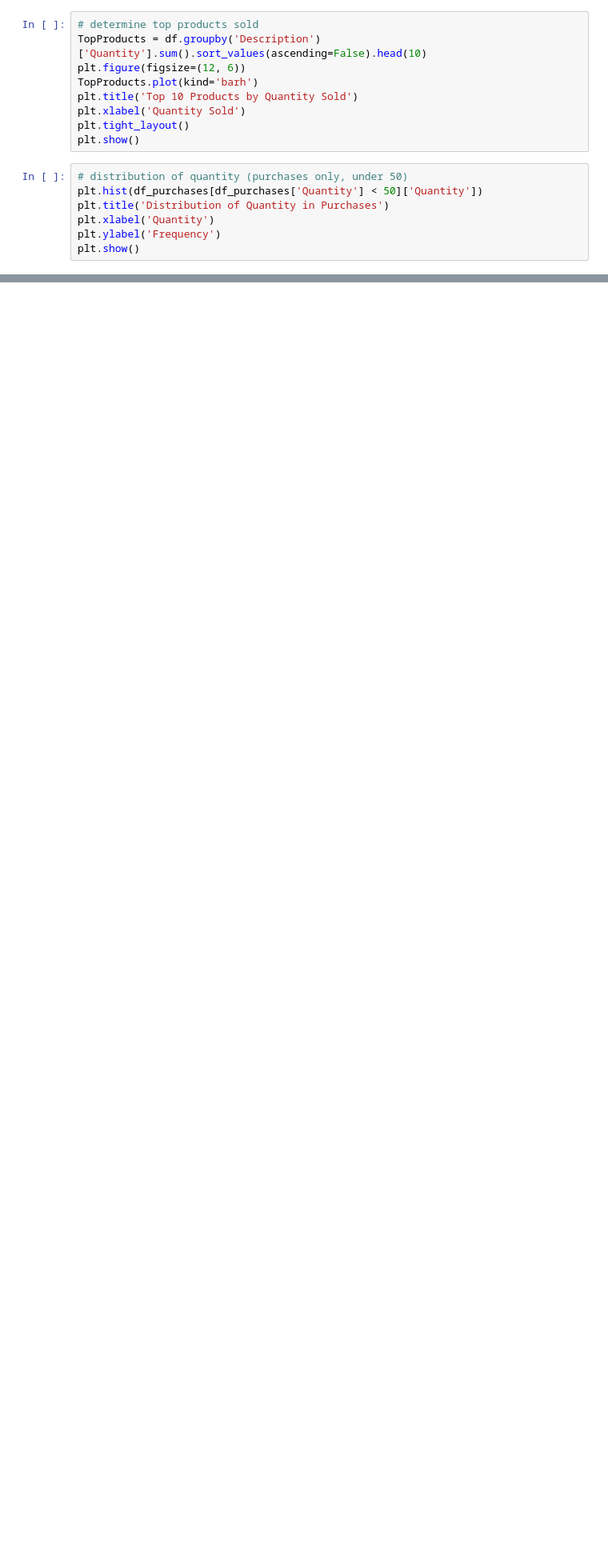
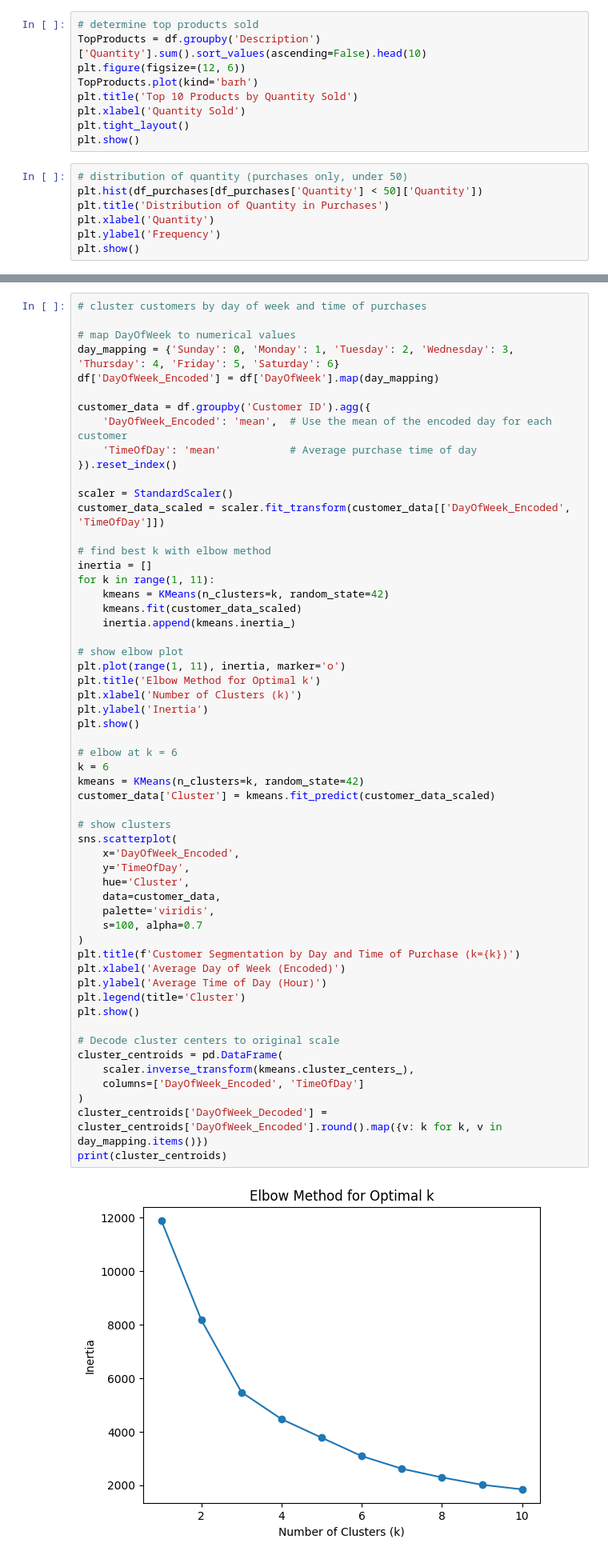
Before and after one commit to eth-alexander/CAP4770-Project, a Jupyter notebook: project.ipynb, the cells around one changed output, grey strips where cells are left out. Shown: that part at 80% size. Cells and saved outputs as stored; diff of their text form; blank space fills up the shorter version.

Commit message:
clustering customers by day of week and time

```diff
--- a/project.ipynb
+++ b/project.ipynb
@@ -160,0 +154,58 @@ print(cluster_centroids)
+# %%
+# cluster customers by day of week and time of purchases
+
+# map DayOfWeek to numerical values
+day_mapping = {'Sunday': 0, 'Monday': 1, 'Tuesday': 2, 'Wednesday': 3, 'Thursday': 4, 'Friday': 5, 'Saturday': 6}
+df['DayOfWeek_Encoded'] = df['DayOfWeek'].map(day_mapping)
+
+customer_data = df.groupby('Customer ID').agg({
+    'DayOfWeek_Encoded': 'mean',  # Use the mean of the encoded day for each customer
+    'TimeOfDay': 'mean'           # Average purchase time of day
+}).reset_index()
+
+scaler = StandardScaler()
+customer_data_scaled = scaler.fit_transform(customer_data[['DayOfWeek_Encoded', 'TimeOfDay']])
+
+# find best k with elbow method
+inertia = []
+for k in range(1, 11):
+    kmeans = KMeans(n_clusters=k, random_state=42)
+    kmeans.fit(customer_data_scaled)
+    inertia.append(kmeans.inertia_)
+
+# show elbow plot
+plt.plot(range(1, 11), inertia, marker='o')
+plt.title('Elbow Method for Optimal k')
+plt.xlabel('Number of Clusters (k)')
+plt.ylabel('Inertia')
+plt.show()
+
+# elbow at k = 6
+k = 6
+kmeans = KMeans(n_clusters=k, random_state=42)
+customer_data['Cluster'] = kmeans.fit_predict(customer_data_scaled)
+
+# show clusters
+sns.scatterplot(
+    x='DayOfWeek_Encoded',
+    y='TimeOfDay',
+    hue='Cluster',
+    data=customer_data,
+    palette='viridis',
+    s=100, alpha=0.7
+)
+plt.title(f'Customer Segmentation by Day and Time of Purchase (k={k})')
+plt.xlabel('Average Day of Week (Encoded)')
+plt.ylabel('Average Time of Day (Hour)')
+plt.legend(title='Cluster')
+plt.show()
+
+# Decode cluster centers to original scale
+cluster_centroids = pd.DataFrame(
+    scaler.inverse_transform(kmeans.cluster_centers_),
+    columns=['DayOfWeek_Encoded', 'TimeOfDay']
+)
+cluster_centroids['DayOfWeek_Decoded'] = cluster_centroids['DayOfWeek_Encoded'].round().map({v: k for k, v in day_mapping.items()})
+print(cluster_centroids)
+# %% [output]
+[figure, added]
```
Also changed, not shown: parts of 3 cells of this notebook.
